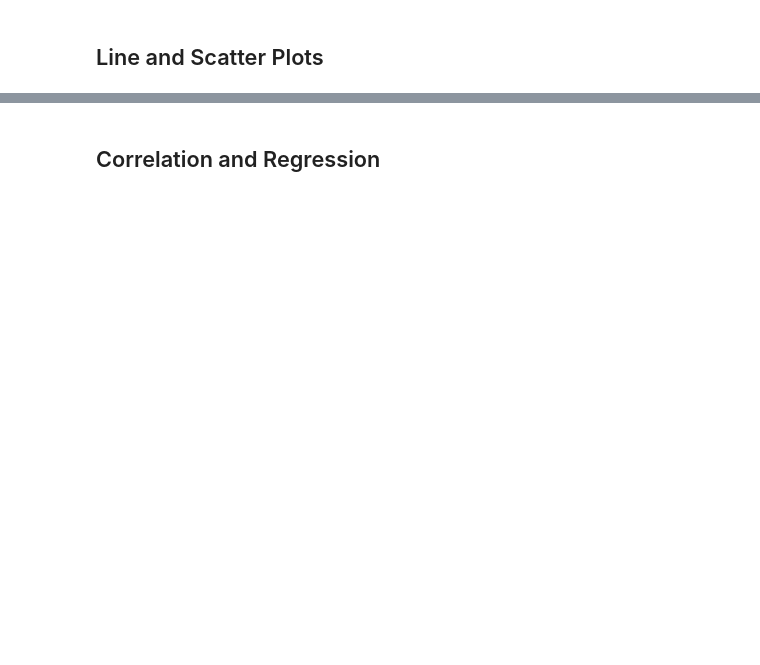
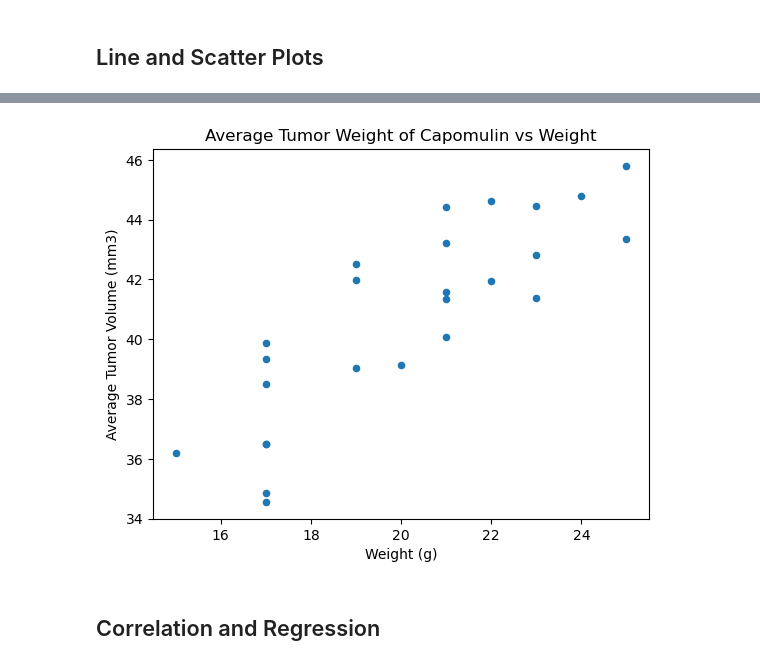
Before and after one commit to raguramms-pseg/module5-matplotlib, a Jupyter notebook: Pymaceuticals/pymaceuticals_starter.ipynb, the cells around one changed output, grey strips where cells are left out. Saved outputs shown, nothing was run; the diff lists cells and outputs as text; code cells hidden in the pictures; blank space fills up the shorter version.

```diff
--- a/Pymaceuticals/pymaceuticals_starter.ipynb
+++ b/Pymaceuticals/pymaceuticals_starter.ipynb
@@ -256,2 +318,15 @@ Ceftamin's potential outliers: Series([], Name: Tumor Volume (mm3), dtype: float
+# %%
+# Generate a scatter plot of mouse weight vs. the average observed tumor volume for the entire Capomulin regimen
+
+Capomulin_df = mouse_data[mouse_data["Drug Regimen"] == "Capomulin"]
+mean_capomulin = Capomulin_df.groupby(['Mouse ID'])[["Weight (g)","Tumor Volume (mm3)"]].mean()
+
+mean_capomulin.plot.scatter(x= 'Weight (g)', y= 'Tumor Volume (mm3)')
+plt.xlabel('Weight (g)')
+plt.ylabel('Average Tumor Volume (mm3)')
+plt.title('Average Tumor Weight of Capomulin vs Weight')
+plt.show()
+# %% [output]
+[figure, added]
 # %% [markdown]
 ## Correlation and Regression
```
Also changed, not shown: parts of 12 cells of this notebook, 2 other files.
